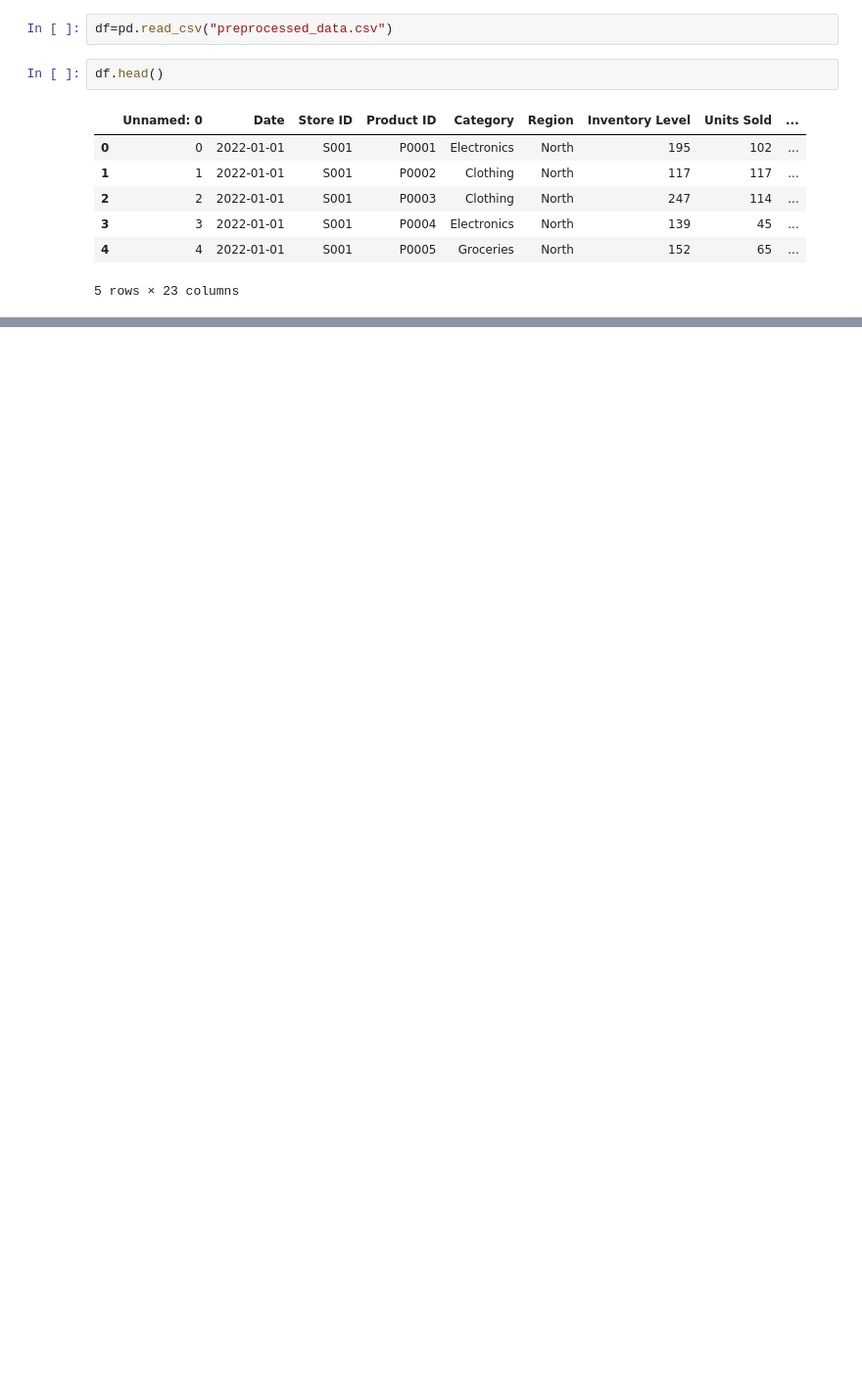
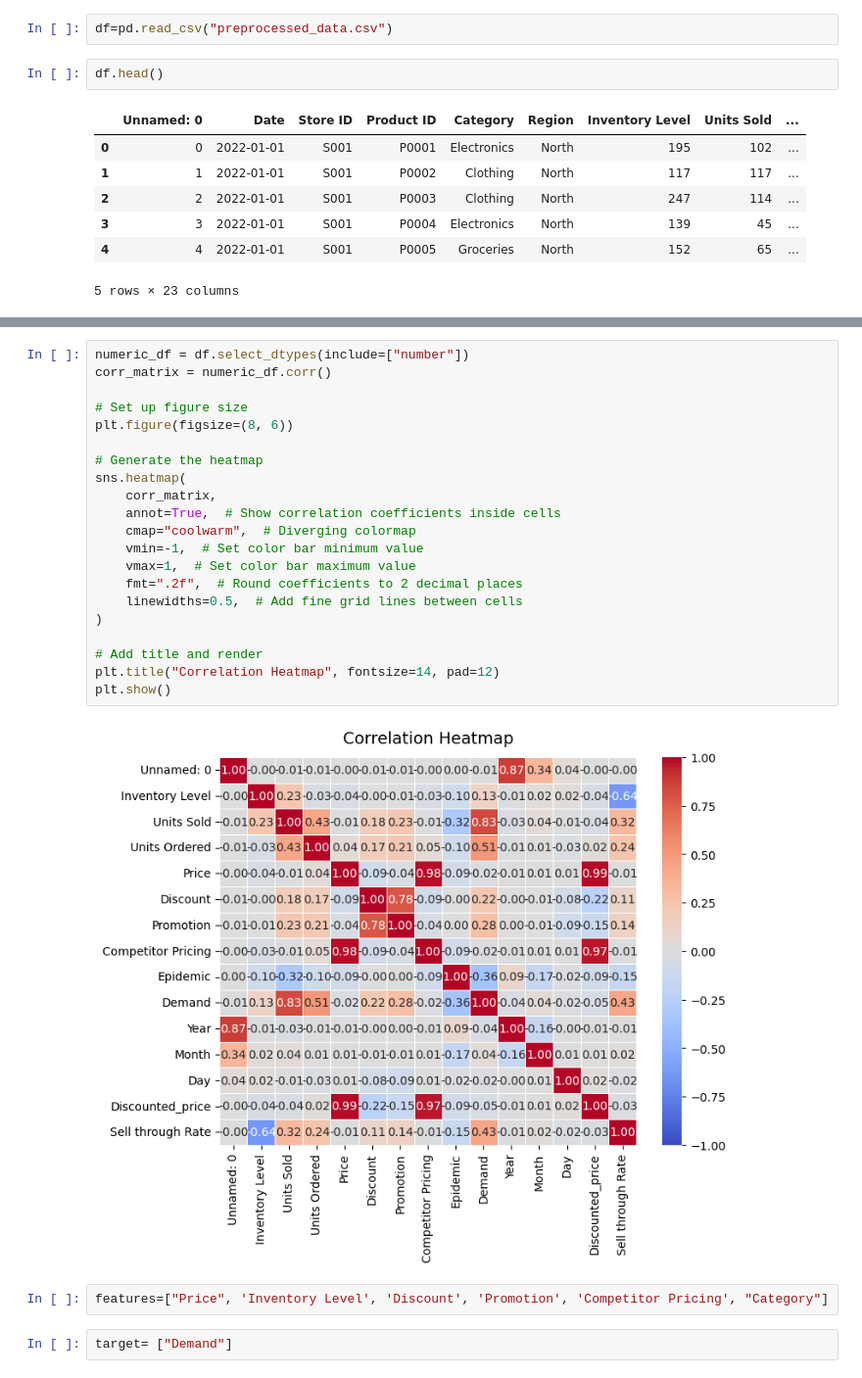
Before and after one commit to nayeem29dse/Demand-Forecast-model-with-streamlit-deployment, a Jupyter notebook: ml_model.ipynb, the cells around one changed output, grey strips where cells are left out. Shown at 98% size. Saved outputs shown, nothing was run; the diff lists cells and outputs as text; blank space fills up the shorter version.

Commit message:
Feature selection

```diff
--- a/ml_model.ipynb
+++ b/ml_model.ipynb
@@ -31,0 +38,27 @@ df.head()
+# %%
+numeric_df = df.select_dtypes(include=["number"])
+corr_matrix = numeric_df.corr()
+
+# Set up figure size
+plt.figure(figsize=(8, 6))
+
+# Generate the heatmap
+sns.heatmap(
+    corr_matrix,
+    annot=True,  # Show correlation coefficients inside cells
+    cmap="coolwarm",  # Diverging colormap
+    vmin=-1,  # Set color bar minimum value
+    vmax=1,  # Set color bar maximum value
+    fmt=".2f",  # Round coefficients to 2 decimal places
+    linewidths=0.5,  # Add fine grid lines between cells
+)
+
+# Add title and render
+plt.title("Correlation Heatmap", fontsize=14, pad=12)
+plt.show()
+# %% [output]
+[figure, added]
+# %%
+features=["Price", 'Inventory Level', 'Discount', 'Promotion', 'Competitor Pricing', "Category"]
+# %%
+target= ["Demand"]
```
Also changed, not shown: parts of 3 cells of this notebook.
